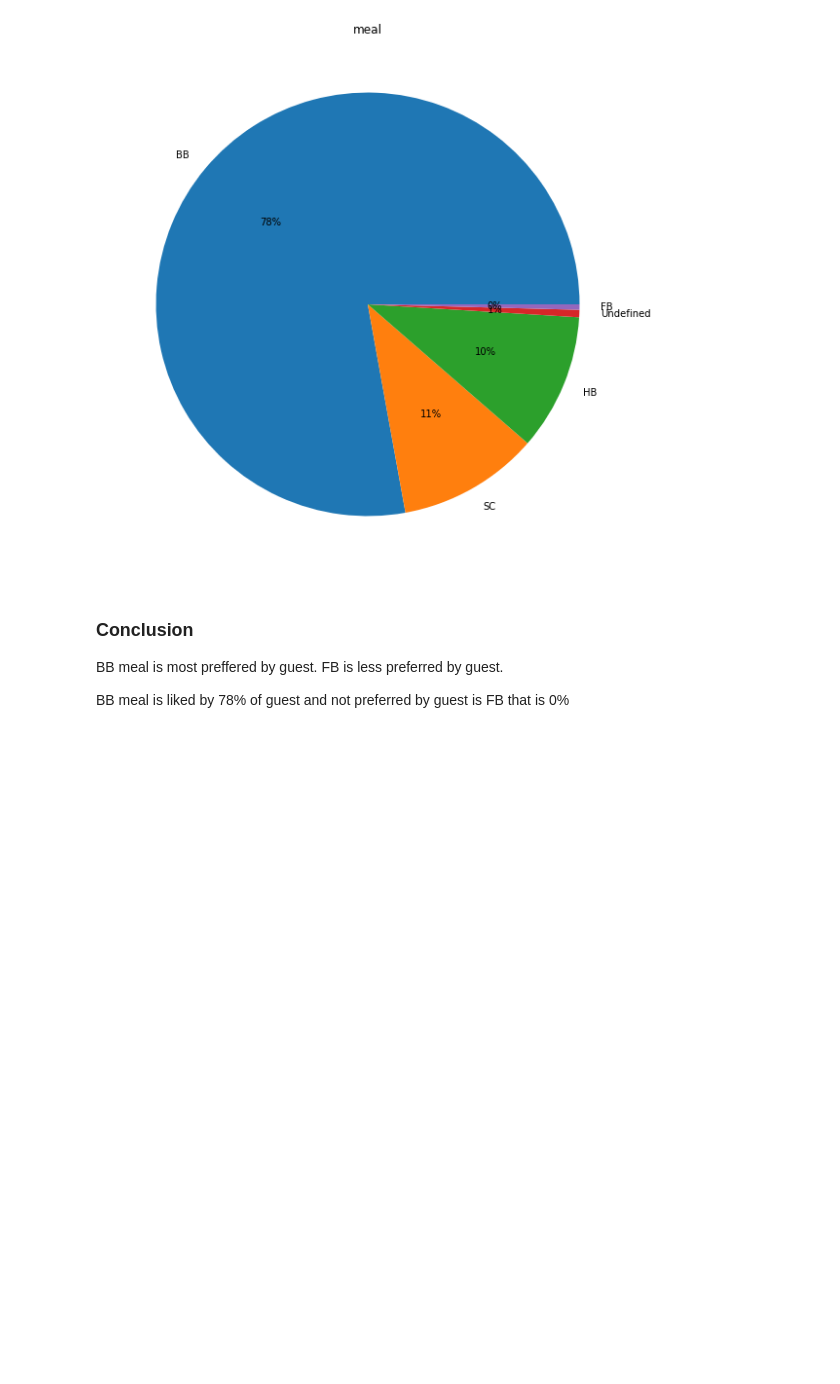
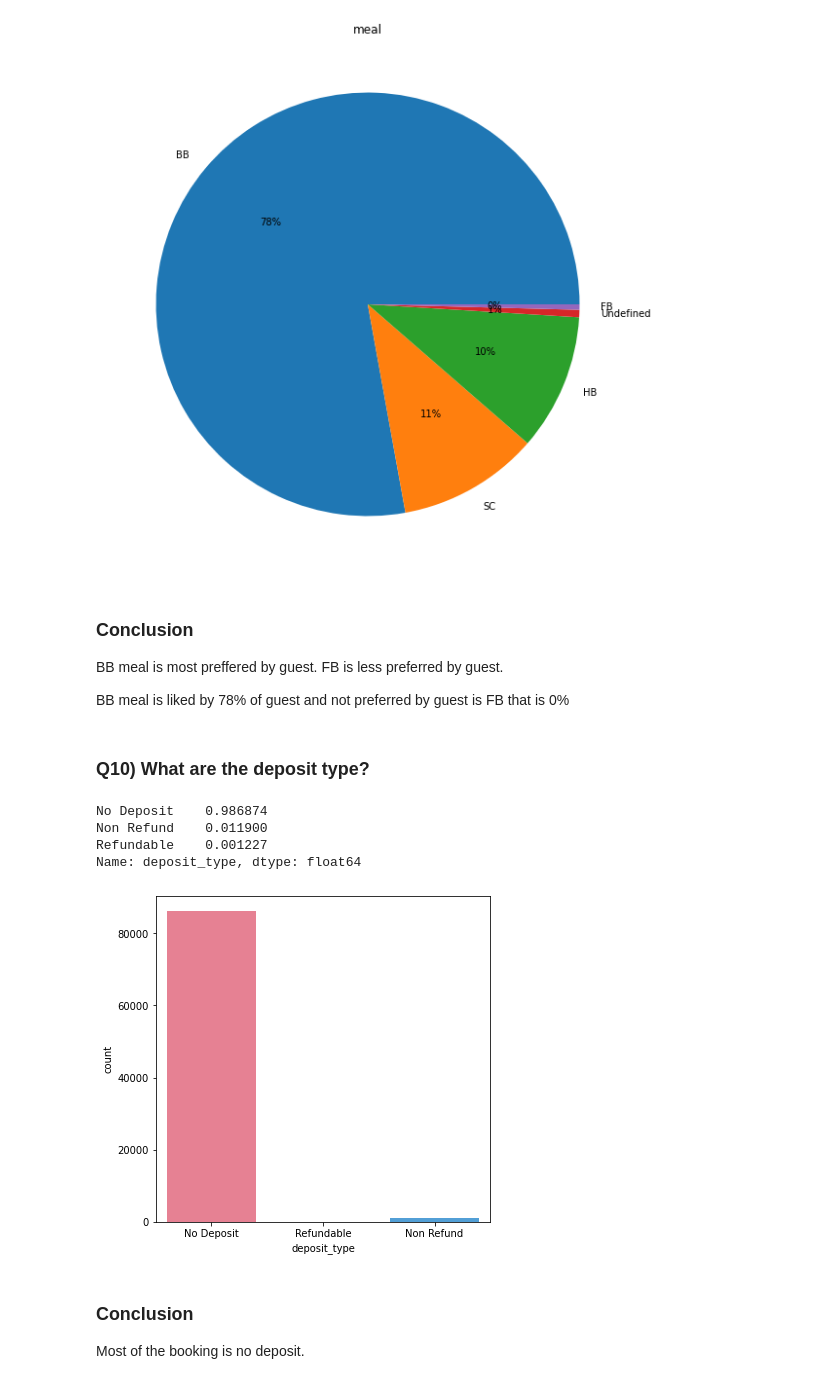
Before and after one commit to kumarsinghashu/EDA-PROJECT-1-Hotel-Booking-Analysis, a Jupyter notebook: EDA_Project1.ipynb, the cells around one changed output. Saved outputs shown, nothing was run; the diff lists cells and outputs as text; code cells hidden in the pictures; blank space fills up the shorter version.

```diff
--- a/EDA_Project1.ipynb
+++ b/EDA_Project1.ipynb
@@ -657,3 +657,21 @@ Text(0.5, 1.0, 'meal')
 BB meal is most preffered by guest. FB is less preferred by guest.
 
 BB meal is liked by 78% of guest and not preferred by guest is FB that is 0%
+# %% [markdown]
+### Q10) What are the deposit type?
+# %%
+Hb1.deposit_type.value_counts(normalize=True)
+# %% [output]
+No Deposit    0.986874
+Non Refund    0.011900
+Refundable    0.001227
+Name: deposit_type, dtype: float64
+# %%
+plt.figure(figsize=(6,6))
+sns.countplot(Hb1['deposit_type'], palette='husl')
+plt.show()
+# %% [output]
+[figure, added]
+# %% [markdown]
+### Conclusion
+Most of the booking is no deposit.
```
Also changed, not shown: parts of 22 cells of this notebook.
